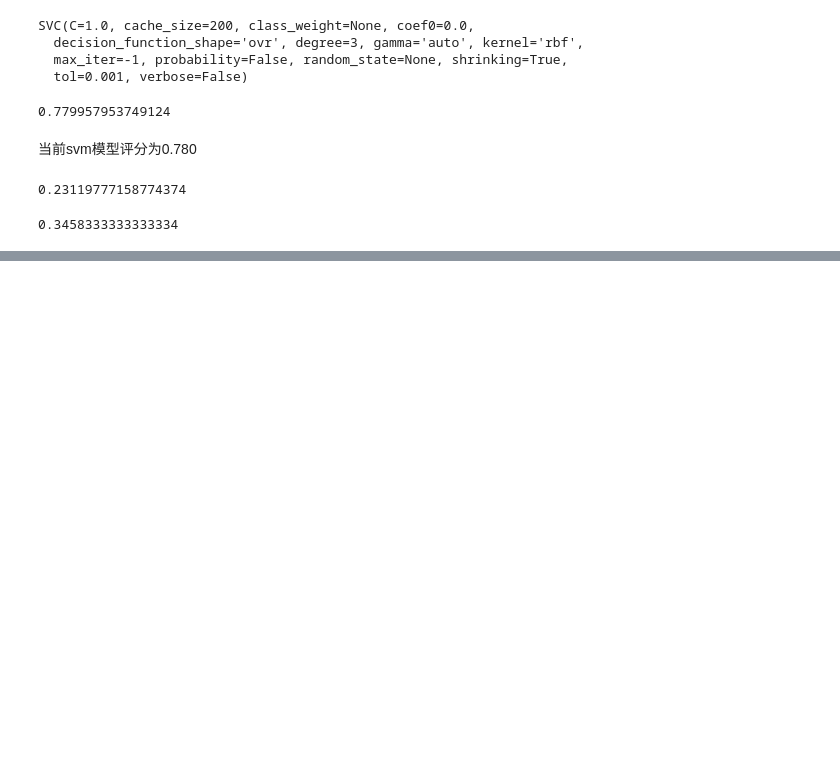
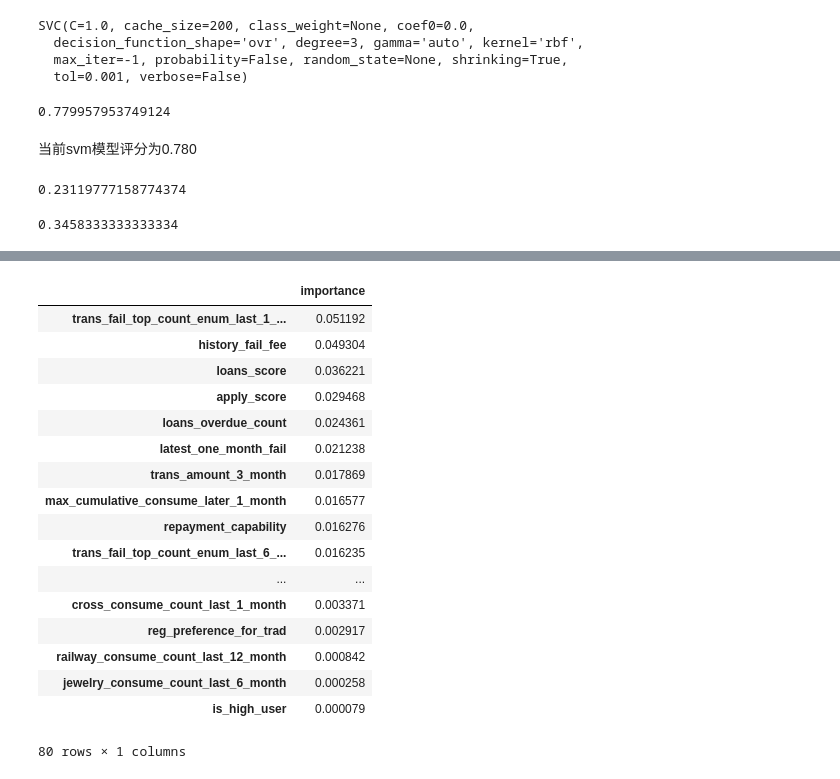
Before and after one commit to Gtobep/DataWhale, a Jupyter notebook: 7th_data_test.ipynb, the cells around one changed output, grey strips where cells are left out. Drawn from its saved outputs; the diff is of its cells as text; code cells hidden in the pictures; blank space fills up the shorter version.

```diff
--- a/7th_data_test.ipynb
+++ b/7th_data_test.ipynb
@@ -290,0 +457,33 @@ f1_score(y_test,y_pred)
+# %%
+# 使用随机森林进行特征选择
+from sklearn.model_selection import GridSearchCV
+from sklearn.ensemble import RandomForestClassifier
+
+param = {'n_estimators':list(range(770,870,10))}
+gs = GridSearchCV(estimator = RandomForestClassifier(random_state=2018),param_grid = param,cv=5)
+gs.fit(X_train,y_train)
+rnd_clf = gs.best_estimator_
+rnd_feas = rnd_clf.feature_importances_
+# %%
+rnd_fea_imp = pd.DataFrame(rnd_feas,index = X_train.columns,columns=['importance'])
+# %%
+rnd_fea_imp.sort_values(by='importance',ascending=False)
+# %% [output]
+|  | importance |
+| trans_fail_top_count_enum_last_1_... | 0.051192 |
+| history_fail_fee | 0.049304 |
+| loans_score | 0.036221 |
+| apply_score | 0.029468 |
+| loans_overdue_count | 0.024361 |
+| latest_one_month_fail | 0.021238 |
+| trans_amount_3_month | 0.017869 |
+| max_cumulative_consume_later_1_month | 0.016577 |
+| repayment_capability | 0.016276 |
+| trans_fail_top_count_enum_last_6_... | 0.016235 |
+| ... | ... |
+| cross_consume_count_last_1_month | 0.003371 |
+| reg_preference_for_trad | 0.002917 |
+| railway_consume_count_last_12_month | 0.000842 |
+| jewelry_consume_count_last_6_month | 0.000258 |
+| is_high_user | 0.000079 |
+80 rows × 1 columns
```
Also changed, not shown: parts of 24 cells of this notebook.
